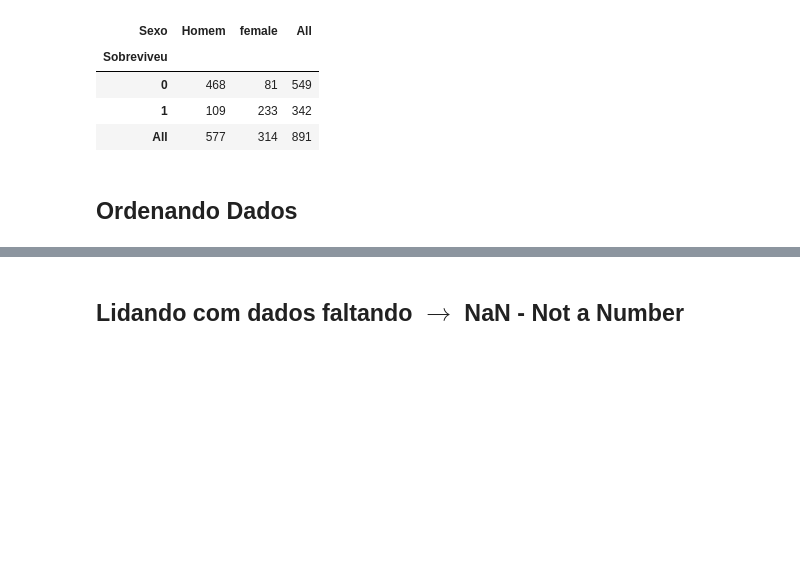
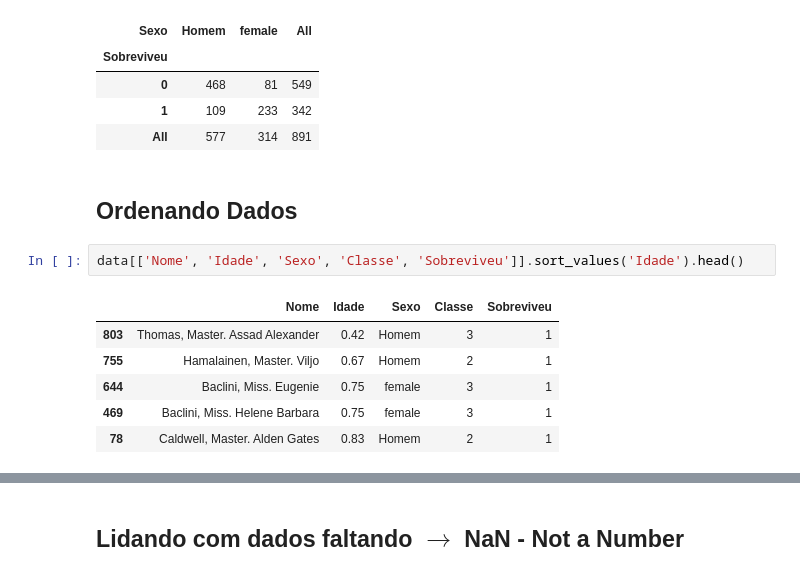
Before and after one commit to castpy/Learning, a Jupyter notebook: Escolas/Udemy/Data Science e Machine Learning/Módulo 04/Pandas.ipynb, the cells around one changed output, grey strips where cells are left out. Drawn from its saved outputs; the diff is of its cells as text; blank space fills up the shorter version.

```diff
--- a/Escolas/Udemy/Data Science e Machine Learning/Módulo 04/Pandas.ipynb
+++ b/Escolas/Udemy/Data Science e Machine Learning/Módulo 04/Pandas.ipynb
@@ -364,3 +364,12 @@ pd.crosstab(data['Sobreviveu'], data['Sexo'], margins=True)
 | All | 577 | 314 | 891 |
 # %% [markdown]
 ## Ordenando Dados
+# %%
+data[['Nome', 'Idade', 'Sexo', 'Classe', 'Sobreviveu']].sort_values('Idade').head()
+# %% [output]
+|  | Nome | Idade | Sexo | Classe | Sobreviveu |
+| 803 | Thomas, Master. Assad Alexander | 0.42 | Homem | 3 | 1 |
+| 755 | Hamalainen, Master. Viljo | 0.67 | Homem | 2 | 1 |
+| 644 | Baclini, Miss. Eugenie | 0.75 | female | 3 | 1 |
+| 469 | Baclini, Miss. Helene Barbara | 0.75 | female | 3 | 1 |
+| 78 | Caldwell, Master. Alden Gates | 0.83 | Homem | 2 | 1 |
```
Also changed, not shown: parts of 1 cell of this notebook.
